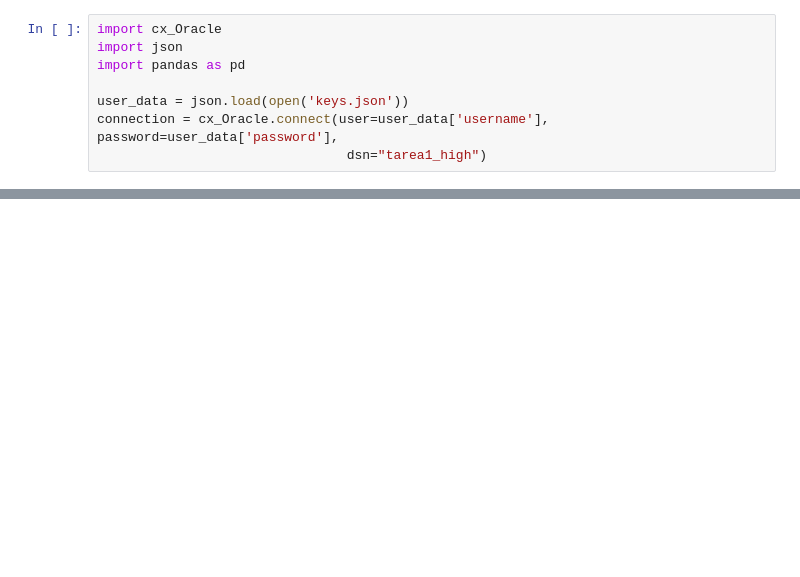
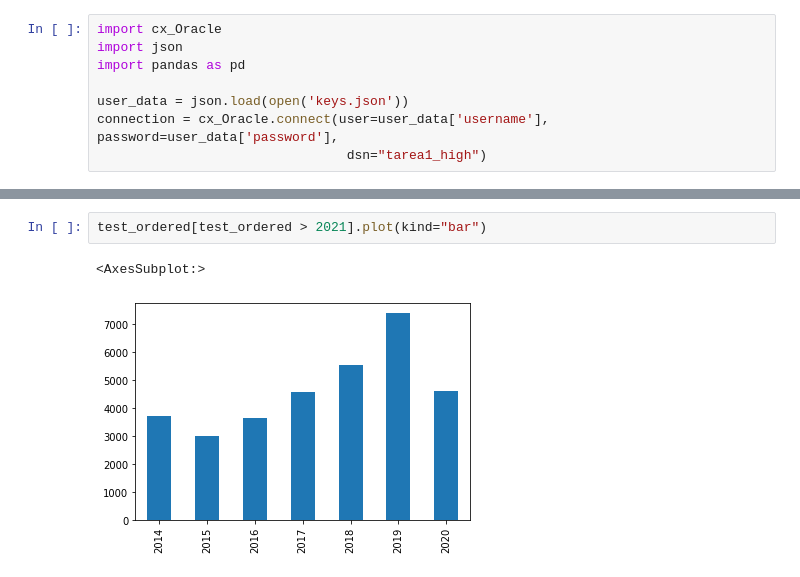
Before and after one commit to melipass/umayor-business-intelligence, a Jupyter notebook: tarea-1b/1 - Testing.ipynb, the cells around one changed output, grey strips where cells are left out. Saved outputs shown, nothing was run; the diff lists cells and outputs as text; blank space fills up the shorter version.

```diff
--- a/tarea-1b/1 - Testing.ipynb
+++ b/tarea-1b/1 - Testing.ipynb
@@ -19,0 +72,5 @@ df_ora.head()
+# %%
+test_ordered[test_ordered > 2021].plot(kind="bar")
+# %% [output]
+<AxesSubplot:>
+[figure, added]
```
Also changed, not shown: parts of 30 cells of this notebook, 1 other file.
